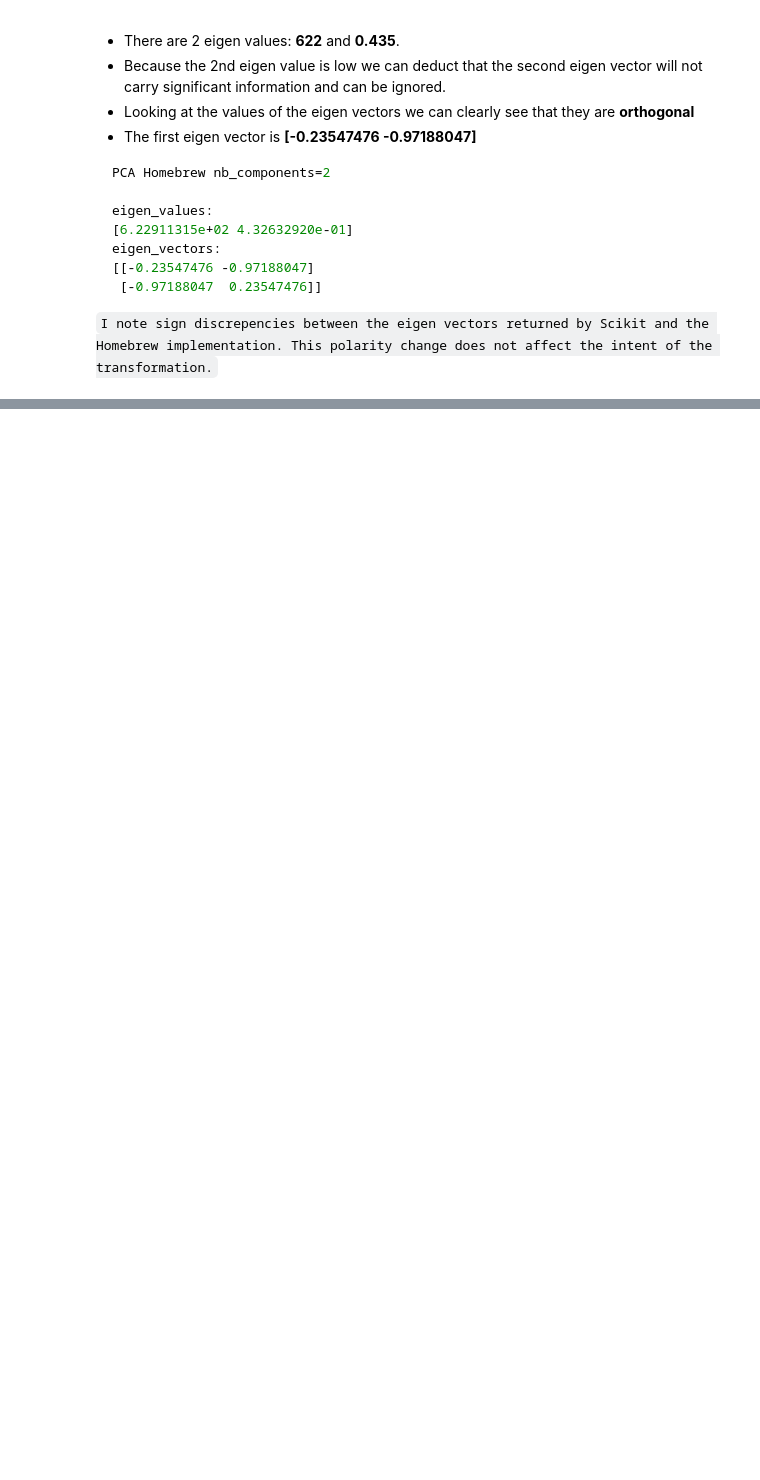
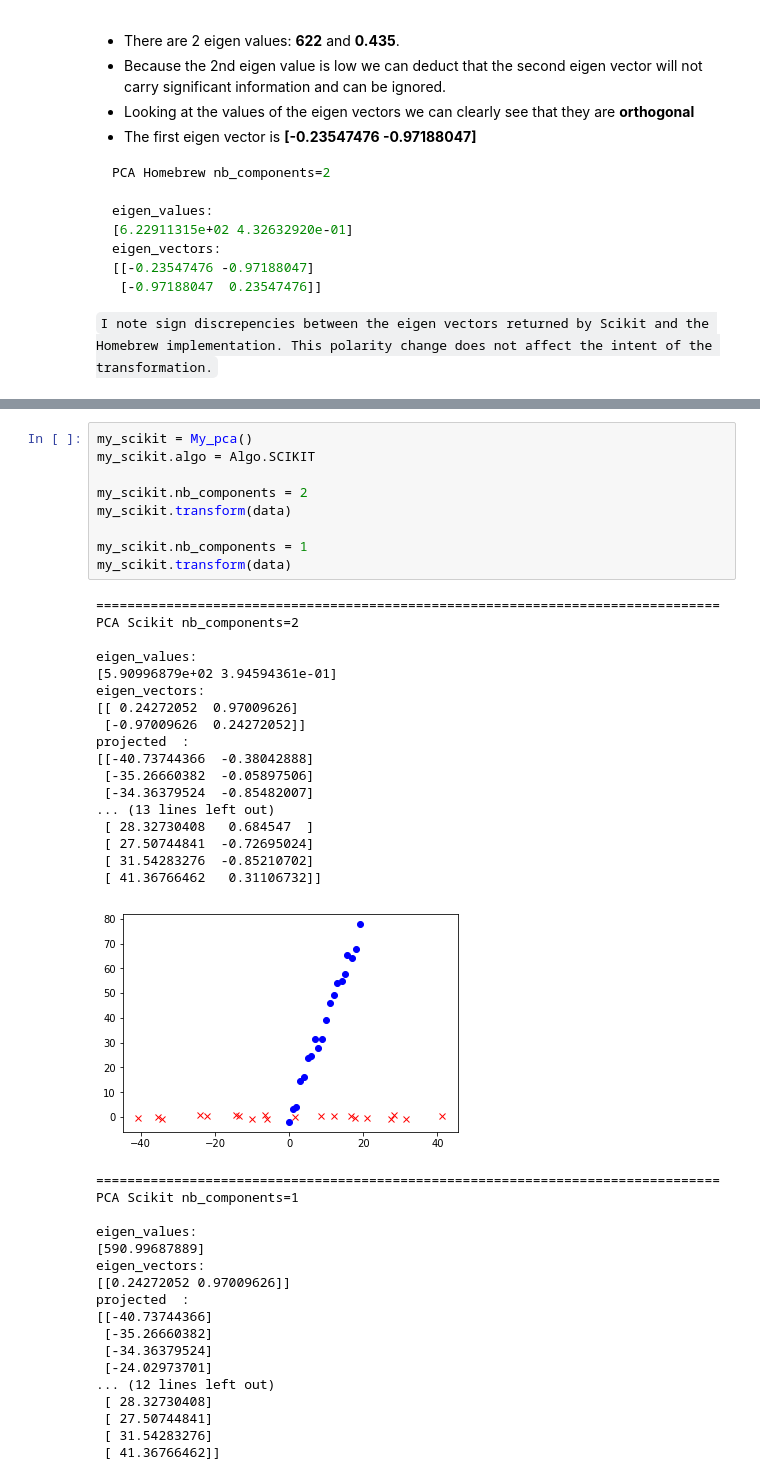
Before and after one commit to vipulpopat/MSCAI_CE4021_Week5, a Jupyter notebook: Etivity5.ipynb, the cells around one changed output, grey strips where cells are left out. Drawn from its saved outputs; the diff is of its cells as text; blank space fills up the shorter version.

```diff
--- a/Etivity5.ipynb
+++ b/Etivity5.ipynb
@@ -377,0 +451,45 @@ eigen_vectors: [[-0.24648878 -0.96914565]]
+# %%
+my_scikit = My_pca()
+my_scikit.algo = Algo.SCIKIT
+
+my_scikit.nb_components = 2
+my_scikit.transform(data)
+
+my_scikit.nb_components = 1
+my_scikit.transform(data)
+# %% [output]
+================================================================================
+PCA Scikit nb_components=2
+
+eigen_values:
+[5.90996879e+02 3.94594361e-01]
+eigen_vectors:
+[[ 0.24272052  0.97009626]
+ [-0.97009626  0.24272052]]
+projected  :
+[[-40.73744366  -0.38042888]
+ [-35.26660382  -0.05897506]
+ [-34.36379524  -0.85482007]
+... (13 lines left out)
+ [ 28.32730408   0.684547  ]
+ [ 27.50744841  -0.72695024]
+ [ 31.54283276  -0.85210702]
+ [ 41.36766462   0.31106732]]
+[figure, added]
+================================================================================
+PCA Scikit nb_components=1
+
+eigen_values:
+[590.99687889]
+eigen_vectors:
+[[0.24272052 0.97009626]]
+projected  :
+[[-40.73744366]
+ [-35.26660382]
+ [-34.36379524]
+ [-24.02973701]
+... (12 lines left out)
+ [ 28.32730408]
+ [ 27.50744841]
+ [ 31.54283276]
+ [ 41.36766462]]
```
Also changed, not shown: parts of 11 cells of this notebook, 1 other file.
